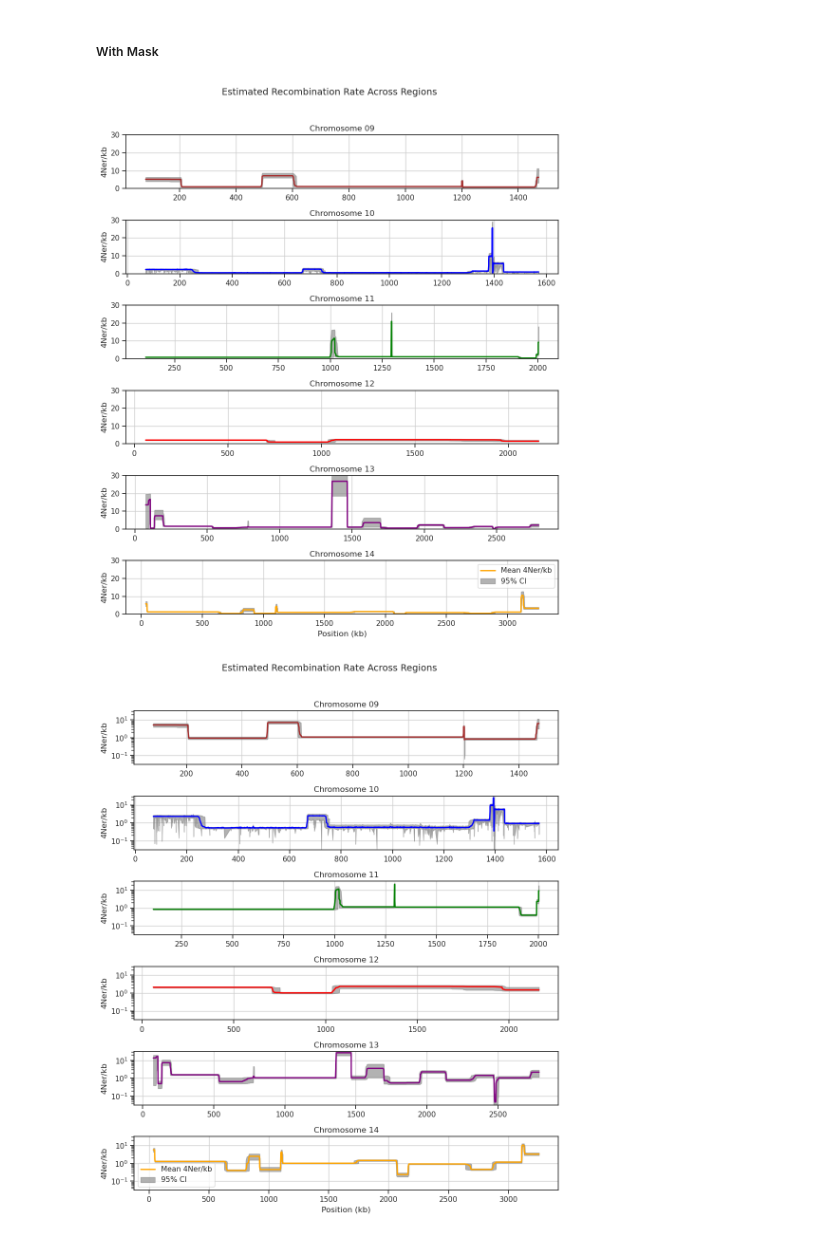
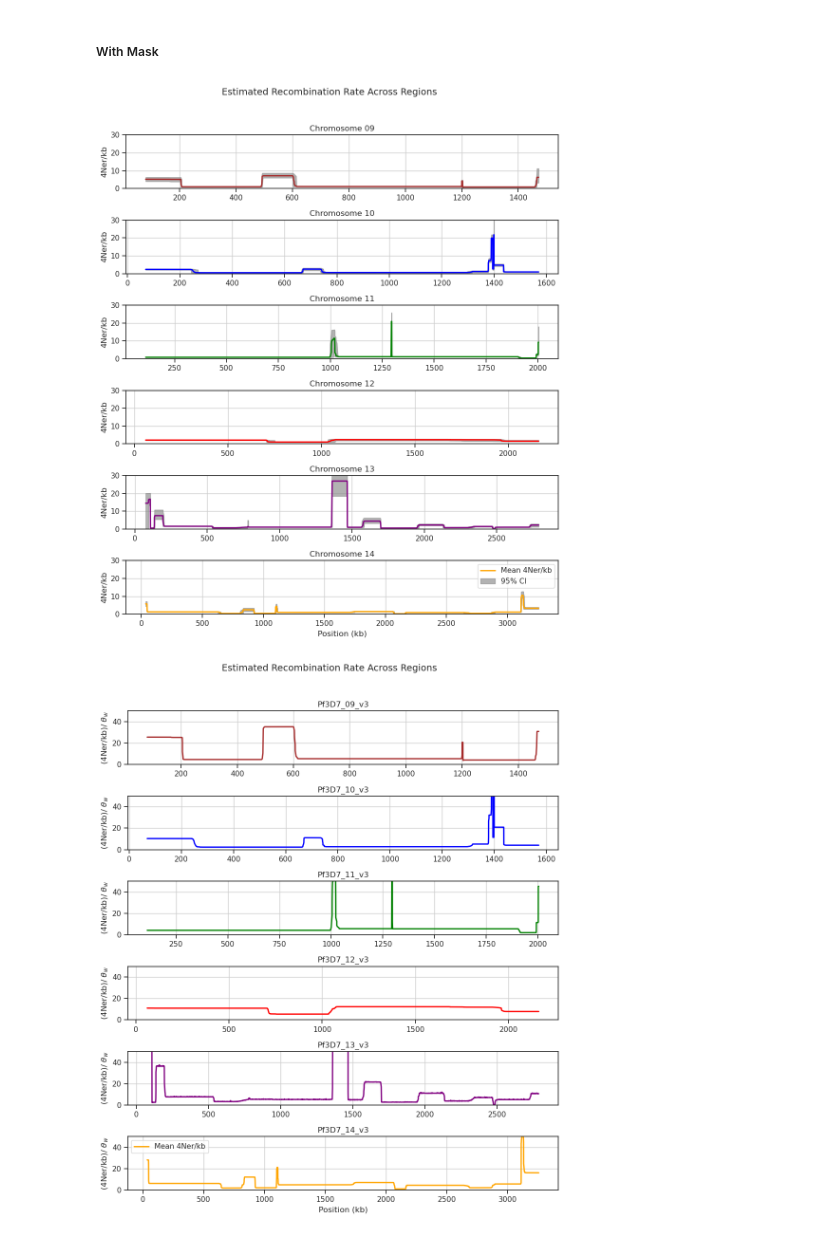
Before and after one commit to Uthara28/Plasmodium_PopGen, a Jupyter notebook: Final_analysis/2_LD_Hat/plot_results.ipynb, the cells around one changed output. Cells and saved outputs as stored; diff of their text form; code cells hidden in the pictures.

```diff
--- a/Final_analysis/2_LD_Hat/plot_results.ipynb
+++ b/Final_analysis/2_LD_Hat/plot_results.ipynb
@@ -238,7 +240,7 @@ for ax, df, (name, theta_w), color in zip(axes, dfs, theta_hat_w_Maesot.items(),
             color=color, linewidth=2)
     ax.set_ylabel("4Ner/kb")
     ax.set_title(name)
-    ax.set_ylim(-10,100)
+    ax.set_ylim(0,50)
     #ax.set_yscale('log')
     ax.grid(True)
 
@@ -252,0 +255,12 @@ plt.show()
+# %%
+hi_rho_theta = {}
+for df, (name, theta_w) in zip(dfs, theta_hat_w_Maesot.items()):
+    theta_w_kb = theta_w*1000
+    df['rho_theta'] = df['Mean_rho']/ theta_w_kb
+    # Filter high-rho rows
+    high_rho_theta_subset = df[df['rho_theta'] > 50].copy()
+    hi_rho_theta[name] = high_rho_theta_subset
+
+with pd.option_context('display.max_rows', None, 'display.max_columns', None):  # more options can be specified also
+
+    print(hi_rho_theta['Pf3D7_14_v3'])
@@ -388,7 +406,7 @@ fig.suptitle("Estimated Recombination Rate Across Regions", fontsize=14)
 plt.tight_layout(rect=[0, 0, 1, 0.96])
 plt.show()
 # %% [output]
-[figure, old version]
+[figure, new version]
 # %%
 # Step 1: Read the res.txt file
 res1 = pd.read_csv("/home/usriniva/Desktop/masters/Plasmodium_us_scripts/ld_hat_data/LD_hat_results_wmask/Bv_chrom09/res.txt", sep='\s+')
@@ -398,40 +416,37 @@ res4 = pd.read_csv("/home/usriniva/Desktop/masters/Plasmodium_us_scripts/ld_hat_
 res5 = pd.read_csv("/home/usriniva/Desktop/masters/Plasmodium_us_scripts/ld_hat_data/LD_hat_results_wmask/Bv_chrom13/res.txt", sep='\s+')
 res6 = pd.read_csv("/home/usriniva/Desktop/masters/Plasmodium_us_scripts/ld_hat_data/LD_hat_results_wmask/Bv_chrom14/res.txt", sep='\s+')
 
 
-# Remove the summary row (Loci == -1.000)
 res1 = res1[res1['Loci'] > 0]
 res2 = res2[res2['Loci'] > 0]
 res3 = res3[res3['Loci'] > 0]
 res4 = res4[res4['Loci'] > 0]
 res5 = res5[res5['Loci'] > 0]
 res6 = res6[res6['Loci'] > 0]
 
 chrom_names = ["Chromosome 09", "Chromosome 10", "Chromosome 11", "Chromosome 12",
                "Chromosome 13", "Chromosome 14"]
 dfs = [res1, res2, res3, res4, res5, res6]
 
 colors = ["brown","blue", "green", "red", "purple", "orange"]
 
 fig, axes = plt.subplots(6, 1, figsize=(10, 12))
 
-for ax, df, name, color in zip(axes, dfs, chrom_names, colors):
-    ax.plot(df['Loci'], df['Mean_rho'], label='Mean 4Ner/kb',
+for ax, df, (name, theta_w), color in zip(axes, dfs, theta_hat_w_Binh_Viet.items(), colors):
+    theta_w_kb = theta_w*1000
+    ax.plot(df['Loci'], df['Mean_rho']/ theta_w_kb, label='Mean 4Ner/kb',
             color=color, linewidth=2)
-    ax.fill_between(df['Loci'], df['L95'], df['U95'],
-                    color='gray', alpha=0.6, label='95% CI')
-    ax.set_ylabel("4Ner/kb")
-    ax.set_ylim(10**-1.5, 10**1.5)
-    ax.set_yscale('log')
-    ax.grid(True)
+    ax.set_ylabel(rf"(4Ner/kb)/ $\theta_w$")
     ax.set_title(name)
+    ax.set_ylim(0,50)
+    #ax.set_yscale('log')
     ax.grid(True)
 
 axes[-1].set_xlabel("Position (kb)")
 axes[-1].legend()
 
 fig.suptitle("Estimated Recombination Rate Across Regions", fontsize=14)
 plt.tight_layout(rect=[0, 0, 1, 0.96])
 plt.show()
 # %% [output]
-[figure, old version]
+[figure, new version]
```
Also changed, not shown: parts of 6 cells of this notebook, 5 other files.
